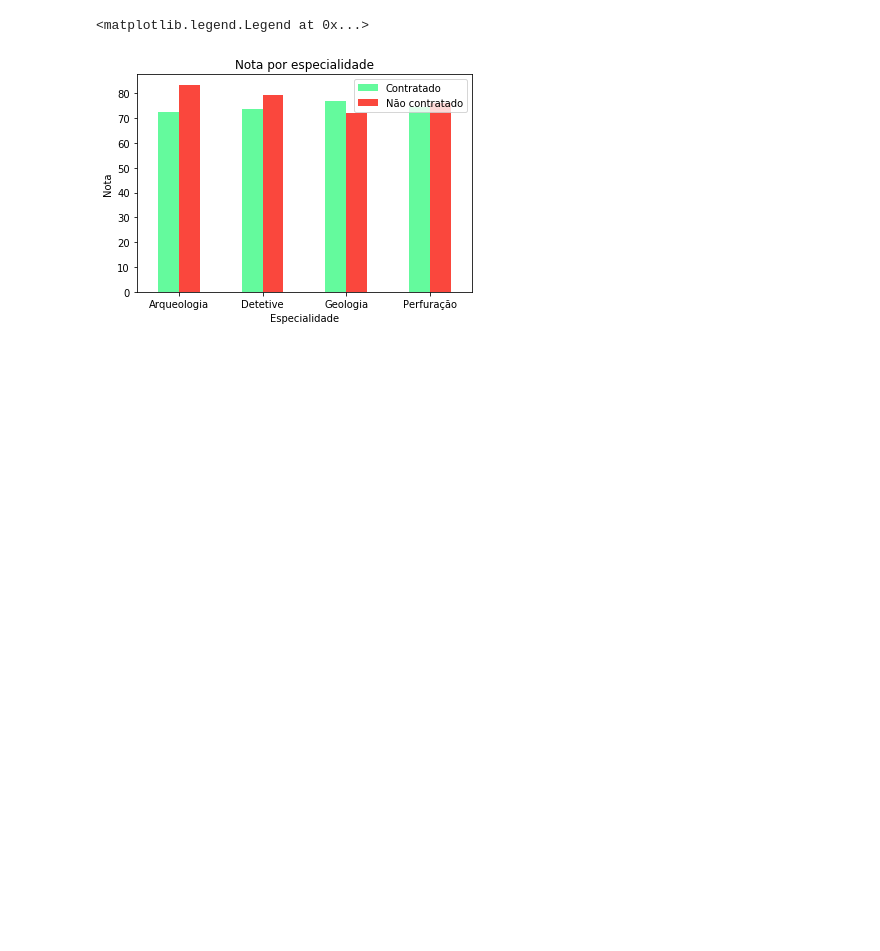
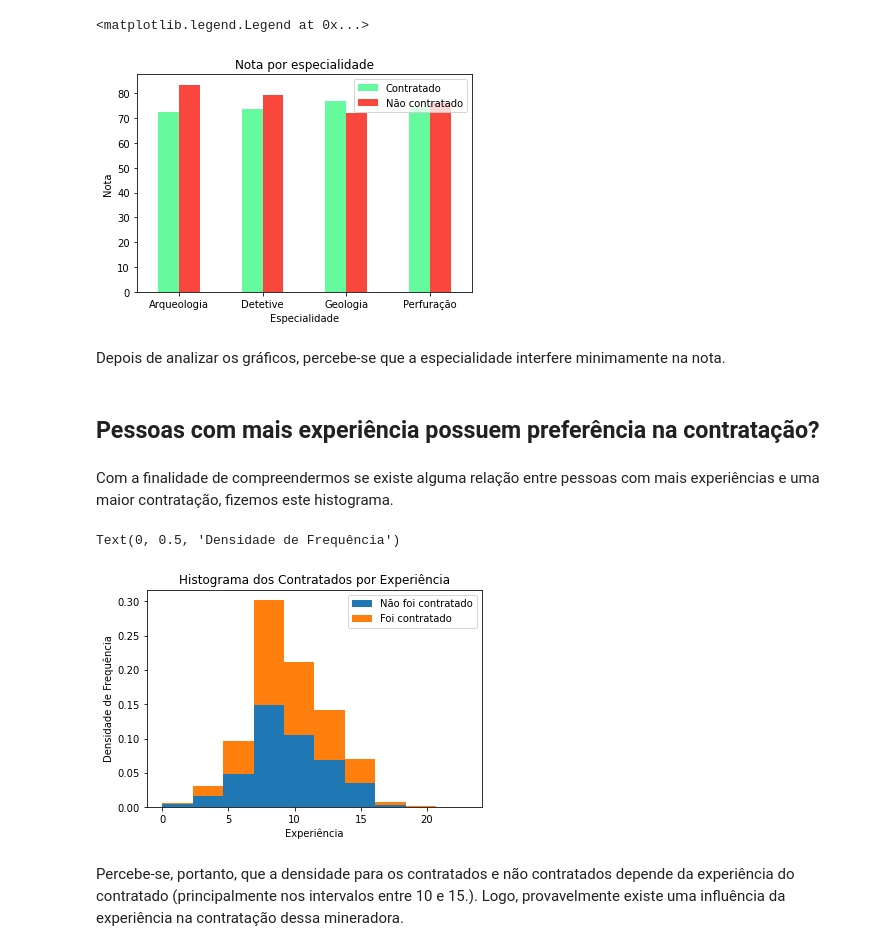
Before and after one commit to BrunoFornaro/icd_a2_2021, a Jupyter notebook: a2_icd_2021.ipynb, the cells around one changed output. Saved outputs shown, nothing was run; the diff lists cells and outputs as text; code cells hidden in the pictures; blank space fills up the shorter version.

```diff
--- a/a2_icd_2021.ipynb
+++ b/a2_icd_2021.ipynb
@@ -372,3 +386,25 @@ plt.legend(['Contratado', 'Não contratado'])
 # %% [output]
 <matplotlib.legend.Legend at 0x...>
 [figure]
+# %% [markdown]
+Depois de analizar os gráficos, percebe-se que a especialidade interfere minimamente na nota.
+# %% [markdown]
+## Pessoas com mais experiência possuem preferência na contratação?
+# %% [markdown]
+Com a finalidade de compreendermos se existe alguma relação entre pessoas com mais experiências e uma maior contratação, fizemos este histograma.
+# %%
+# Copiando o dataframe para não alterar o original
+df_h_exp_cont = df
+
+# Pivotando o dataframe e plotando o gráfico
+df_h_exp_cont[["experiencia", "contratado"]].pivot(columns="contratado").plot(kind="hist", stacked=True, density=True)
+plt.legend(['Não foi contratado', 'Foi contratado'])
+plt.title("Histograma dos Contratados por Experiência")
+plt.xlabel("Experiência")
+plt.ylabel("Densidade de Frequência")
+# %% [output]
+Text(0, 0.5, 'Densidade de Frequência')
+[figure, added]
+# %% [markdown]
+Percebe-se, portanto, que a densidade para os contratados e não contratados depende da experiência do contratado (principalmente nos intervalos entre 10 e 15.).
+Logo, provavelmente existe uma influência da experiência na contratação dessa mineradora.
```
Also changed, not shown: parts of 10 cells of this notebook.
